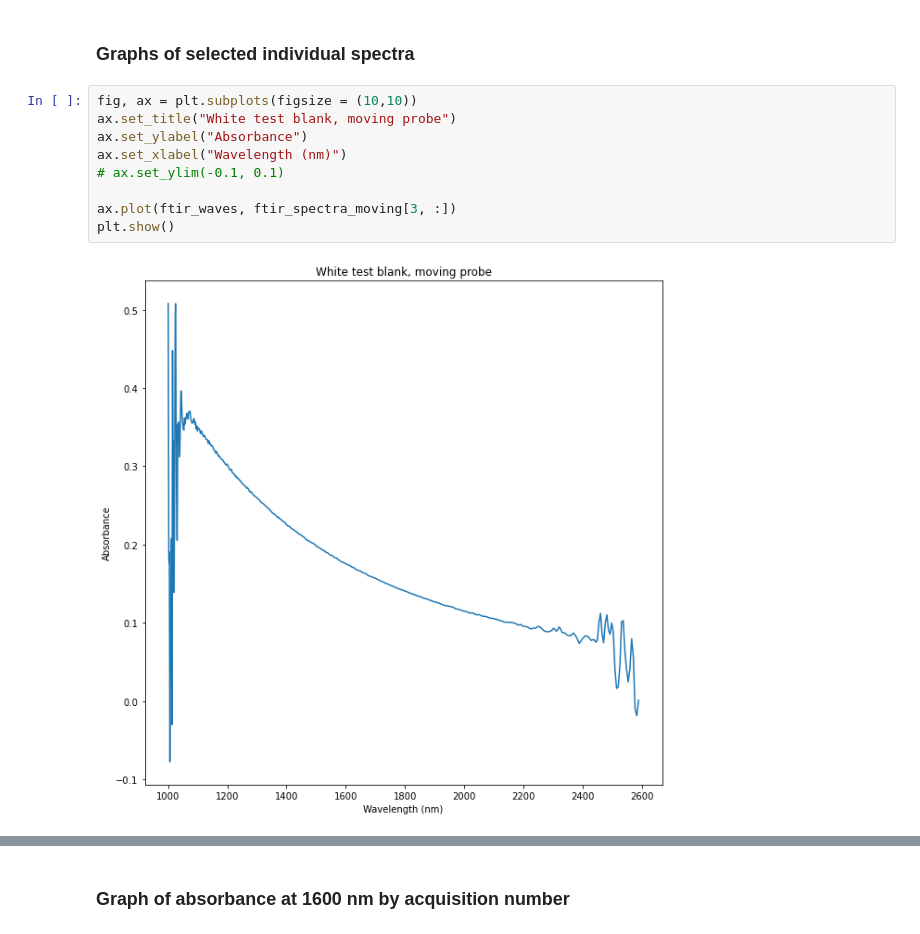
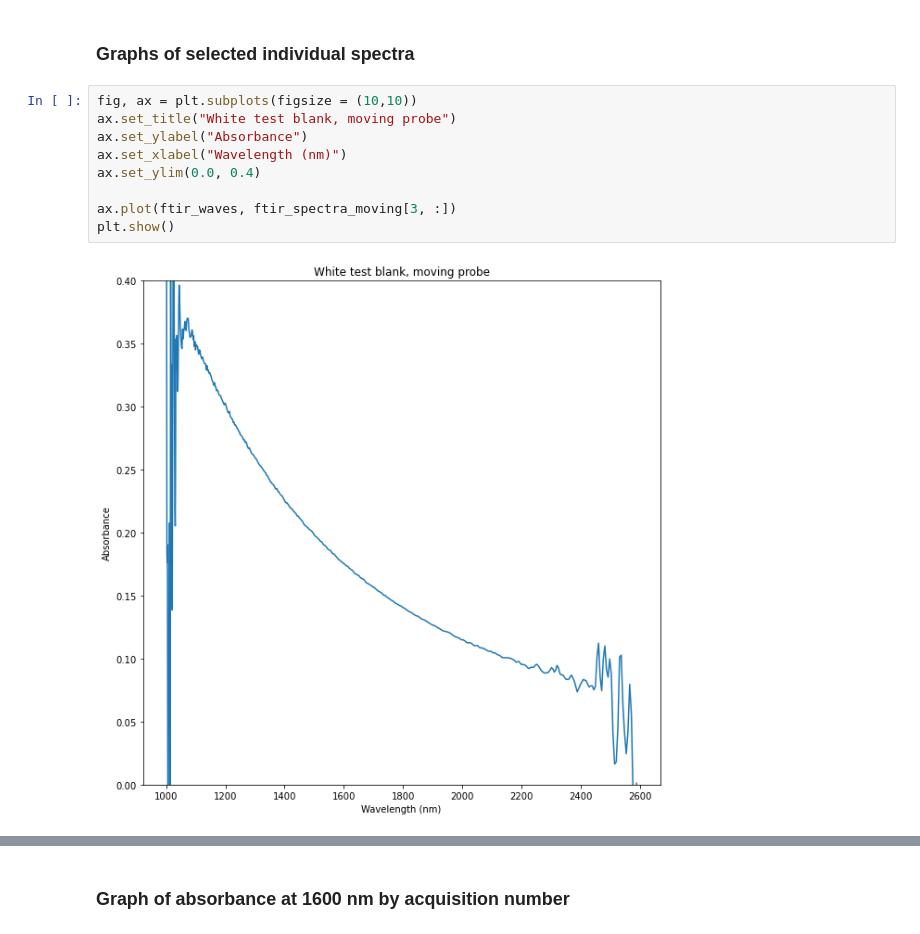
Before and after one commit to barrett3210/h5py_more_practice, a Jupyter notebook: White_test_blank_vis_ftirengine.ipynb, the cells around one changed output, grey strips where cells are left out. Drawn from its saved outputs; the diff is of its cells as text.

```diff
--- a/White_test_blank_vis_ftirengine.ipynb
+++ b/White_test_blank_vis_ftirengine.ipynb
@@ -276,14 +276,14 @@ plt.show()
 # %%
 fig, ax = plt.subplots(figsize = (10,10))
 ax.set_title("White test blank, moving probe")
 ax.set_ylabel("Absorbance")
 ax.set_xlabel("Wavelength (nm)")
-# ax.set_ylim(-0.1, 0.1)
+ax.set_ylim(0.0, 0.4)
 
 ax.plot(ftir_waves, ftir_spectra_moving[3, :])
 plt.show()
 # %% [output]
-[figure, old version]
+[figure, new version]
 # %%
 fig, ax = plt.subplots(figsize = (10,10))
 ax.set_title("White test blank, moving probe")
```
Also changed, not shown: parts of 4 cells of this notebook, 4 other files.
